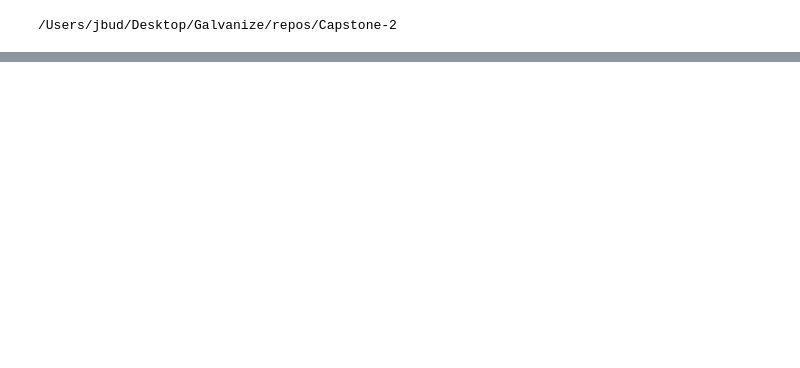
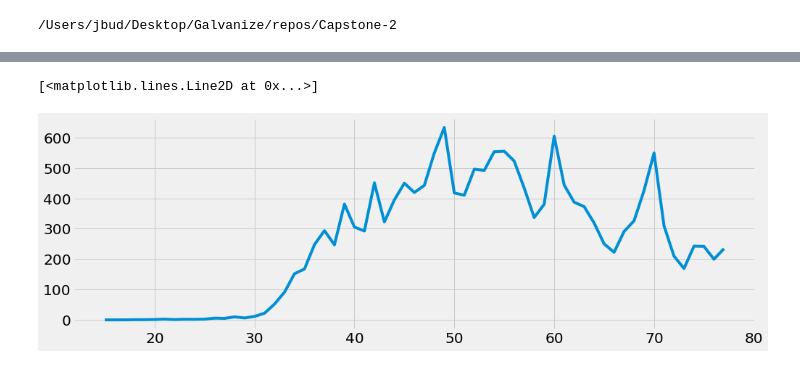
Before and after one commit to Jbudnick/Covid-19-Forecasting, a Jupyter notebook: notebooks/EDA.ipynb, the cells around one changed output, grey strips where cells are left out. Cells and saved outputs as stored; diff of their text form; code cells hidden in the pictures; blank space fills up the shorter version.

Commit message:
Working code, predictions still don't make sense. Going to attempt time-series with smoothed line

```diff
--- a/notebooks/EDA.ipynb
+++ b/notebooks/EDA.ipynb
@@ -284,0 +379,6 @@ for i in range(60, 100):
+# %%
+X['new'] = y
+plt.plot(X.loc[:,'days_elapsed'],y)
+# %% [output]
+[<matplotlib.lines.Line2D at 0x...>]
+[figure, added]
```
Also changed, not shown: parts of 81 cells of this notebook, 7 other files.
